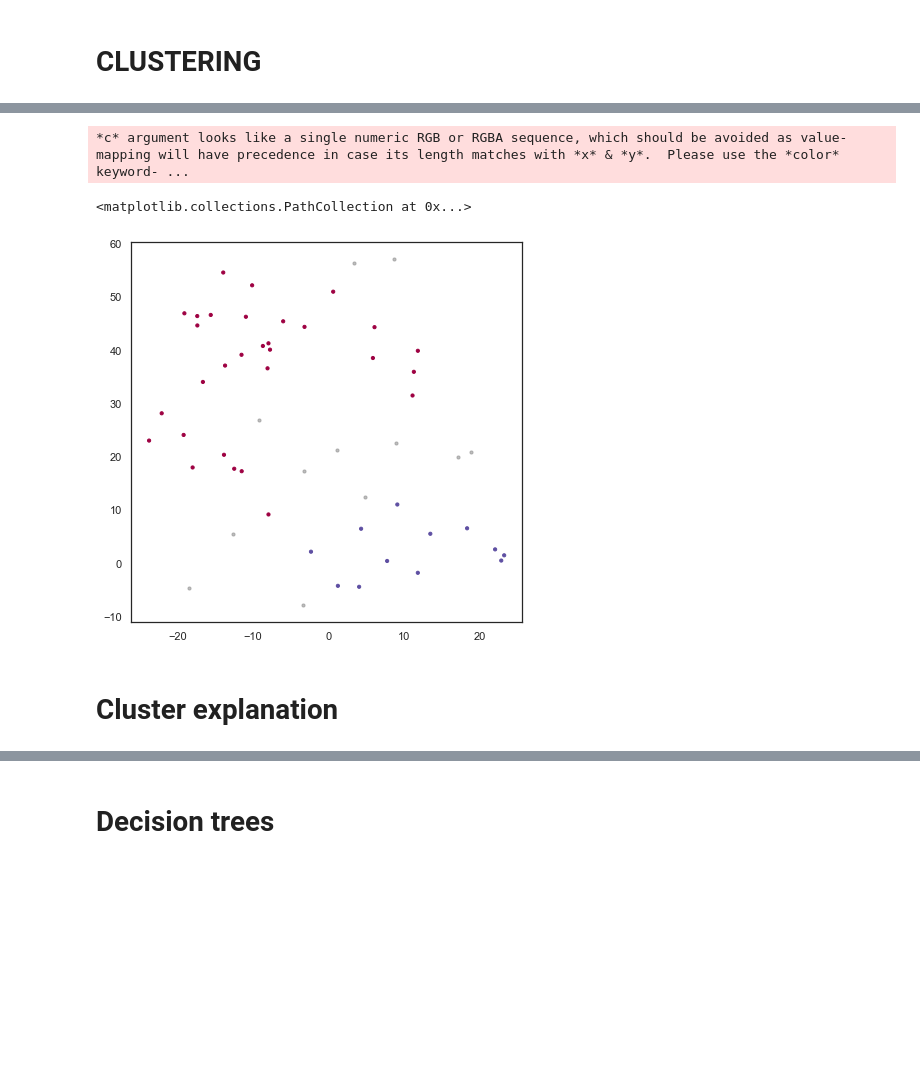
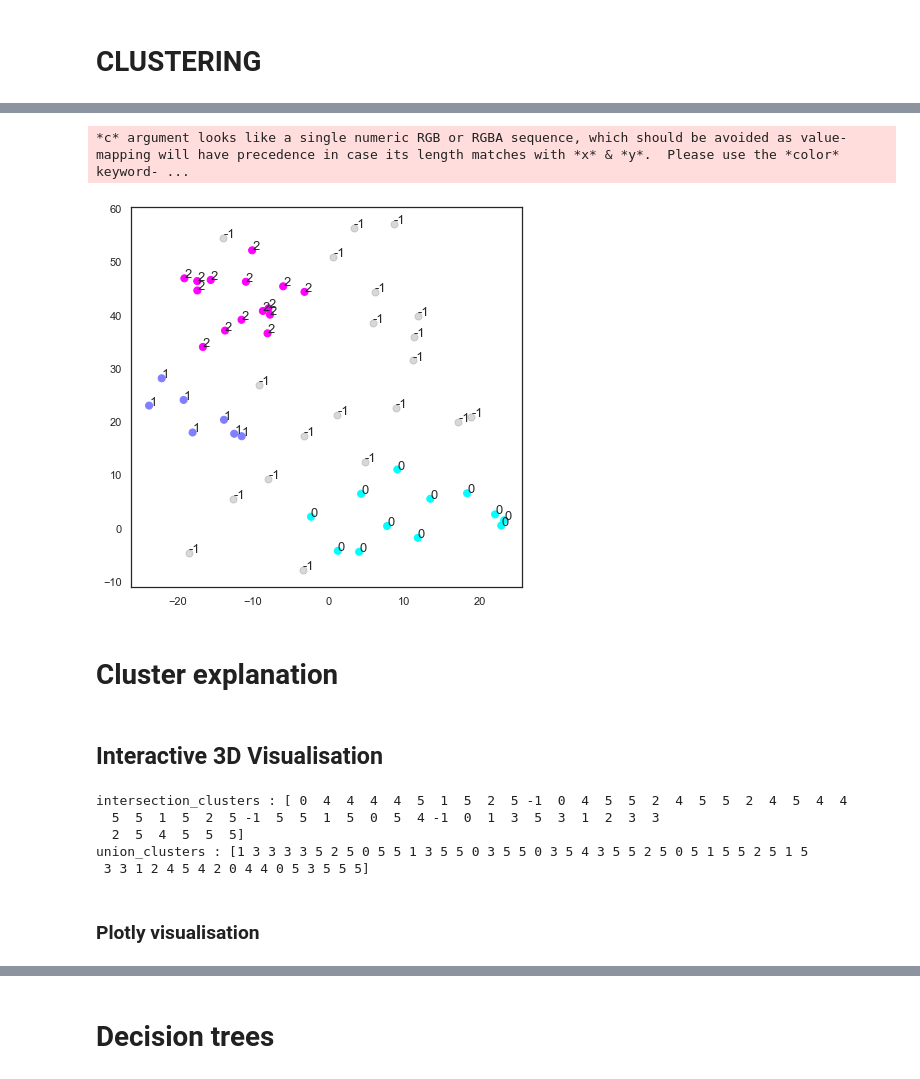
Before and after one commit to MartinMarzi/IPMdecisions, a Jupyter notebook: IPMdecisions-DataExploration-1_3.ipynb, the cells around one changed output, grey strips where cells are left out. Drawn from its saved outputs; the diff is of its cells as text; code cells hidden in the pictures; blank space fills up the shorter version.

```diff
--- a/IPMdecisions-DataExploration-1_3.ipynb
+++ b/IPMdecisions-DataExploration-1_3.ipynb
@@ -307,7 +309,9 @@ kmeans_labels = cluster.KMeans(n_clusters=3).fit_predict(intersection_embedding)
 #kmeans_labels
 
 fig, ax = plt.subplots(figsize=(7,7))
-ax.scatter(intersection_embedding[:, 0], intersection_embedding[:, 1], c=kmeans_labels, s=10, cmap='Spectral')
+ax.scatter(intersection_embedding[:, 0], intersection_embedding[:, 1], c=kmeans_labels, s=30, cmap='cool')
 
 # daj clustre (številke) gor v umap
+for i, val in enumerate(kmeans_labels.tolist()):
+    ax.annotate(str(int(val)), (intersection_embedding[:, 0][i], intersection_embedding[:, 1][i]), fontsize=15)
 # %% [output]
@@ -316,24 +319,27 @@ ax.scatter(intersection_embedding[:, 0], intersection_embedding[:, 1], c=kmeans_
 # %%
 # hdbscan
-hdbscan_labels = hdbscan.HDBSCAN(min_samples=3, min_cluster_size=10).fit_predict(intersection_embedding)
+hdbscan_labels = hdbscan.HDBSCAN(min_samples=3, min_cluster_size=6).fit_predict(intersection_embedding)
 
 fig, ax = plt.subplots(figsize=(7,7))
 
 clustered = (hdbscan_labels >= 0)
 ax.scatter(intersection_embedding[~clustered, 0],
             intersection_embedding[~clustered, 1],
             c=(0.5, 0.5, 0.5),
-            s=10,
-            alpha=0.5)
+            s=50,
+            alpha=0.3)
+
 ax.scatter(intersection_embedding[clustered, 0],
             intersection_embedding[clustered, 1],
             c=hdbscan_labels[clustered],
-            s=10,
-            cmap='Spectral')
+            s=50,
+            cmap='cool')
+
+for i, val in enumerate(hdbscan_labels):
+    ax.annotate(str(int(val)), (intersection_embedding[:, 0][i], intersection_embedding[:, 1][i]), fontsize=13)
 # %% [output]
 *c* argument looks like a single numeric RGB or RGBA sequence, which should be avoided as value-mapping will have precedence in case its length matches with *x* & *y*.  Please use the *color* keyword- ...
-<matplotlib.collections.PathCollection at 0x...>
-[figure, old version]
+[figure, new version]
 # %% [markdown]
 # Cluster explanation
 # %%
@@ -341,0 +349,25 @@ ax.scatter(intersection_embedding[clustered, 0],
+# %% [markdown]
+## Interactive 3D Visualisation
+# %%
+# 3d embedding
+reducer3d = umap.UMAP(n_neighbors=3, random_state=123, n_components=3, metric="euclidean")
+ord_embedding3d = reducer3d.fit_transform(ordnum_df)
+nom_embedding3d = reducer3d.fit_transform(nom_df)
+
+# combine mappings
+intersection_embedding3d = nom_embedding3d * ord_embedding3d
+union_embedding3d = nom_embedding3d + ord_embedding3d
+
+# hdbscan
+intersection_clusters = hdbscan.HDBSCAN(min_samples=2, min_cluster_size=2).fit_predict(intersection_embedding3d)
+union_clusters = hdbscan.HDBSCAN(min_samples=3, min_cluster_size=5).fit_predict(union_embedding3d)
+print("intersection_clusters :", intersection_clusters)
+print("union_clusters :", union_clusters)
+# %% [output]
+intersection_clusters : [ 0  4  4  4  4  5  1  5  2  5 -1  0  4  5  5  2  4  5  5  2  4  5  4  4
+  5  5  1  5  2  5 -1  5  5  1  5  0  5  4 -1  0  1  3  5  3  1  2  3  3
+  2  5  4  5  5  5]
+union_clusters : [1 3 3 3 3 5 2 5 0 5 5 1 3 5 5 0 3 5 5 0 3 5 4 3 5 5 2 5 0 5 1 5 5 2 5 1 5
+ 3 3 1 2 4 5 4 2 0 4 4 0 5 3 5 5 5]
+# %% [markdown]
+### Plotly visualisation
```
Also changed, not shown: parts of 21 cells of this notebook.
